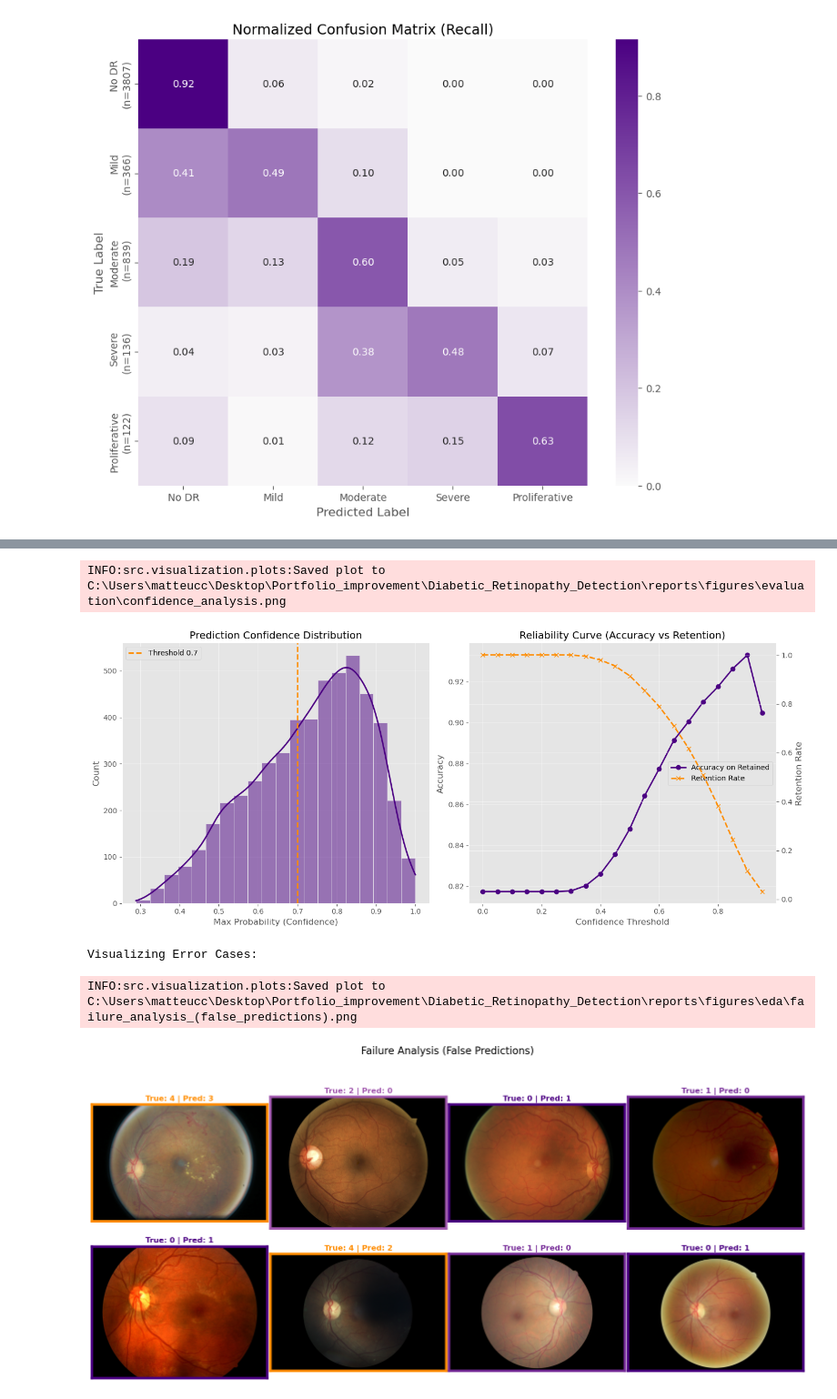
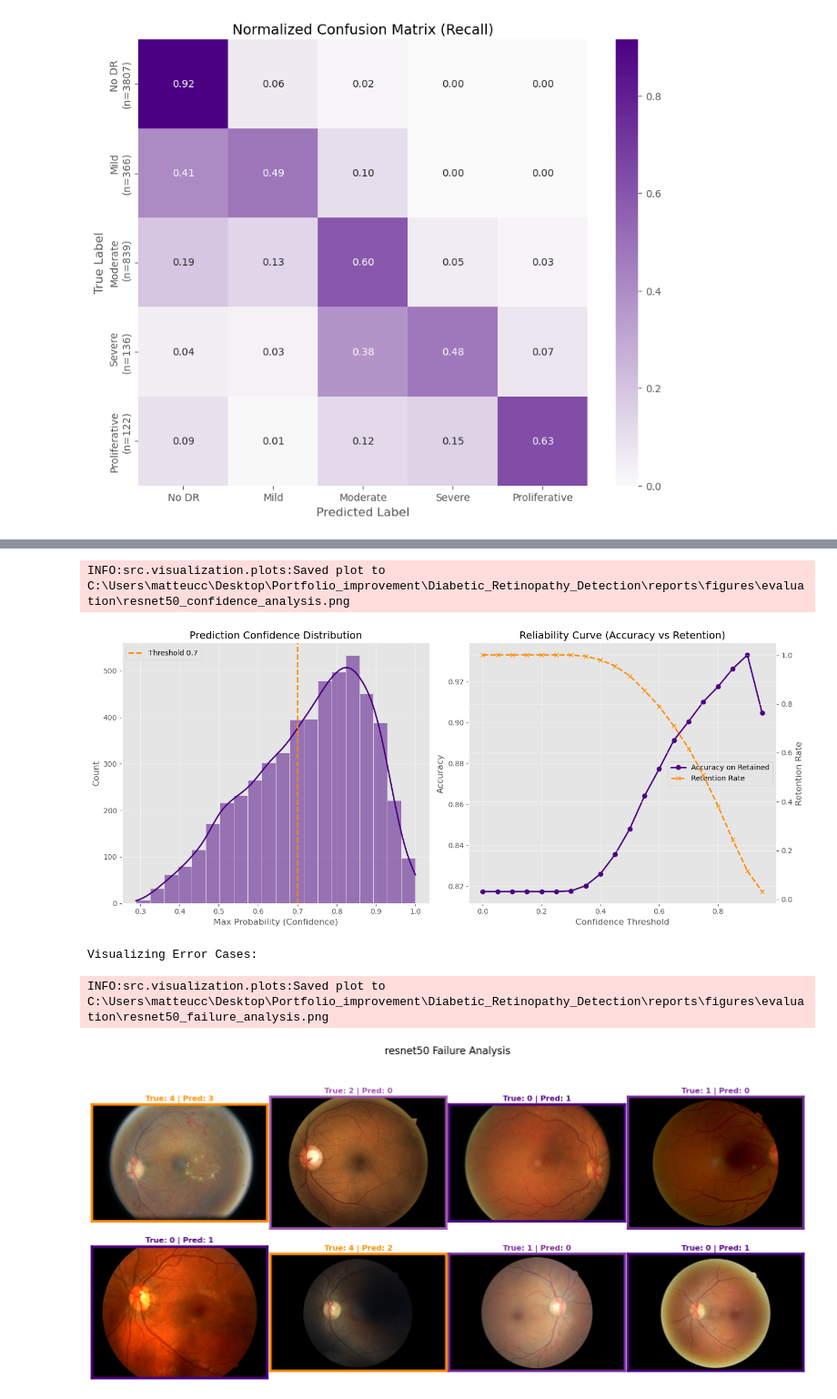
Before and after one commit to vanshgupta101106-droid/Diabetic_Retinopathy_Detection, a Jupyter notebook: notebooks/02_model_evaluation.ipynb, the cells around one changed output, grey strips where cells are left out. Shown at 91% size. Drawn from its saved outputs; the diff is of its cells as text; code cells hidden in the pictures.

Commit message:
Fixed notebook figure saving issues

```diff
--- a/notebooks/02_model_evaluation.ipynb
+++ b/notebooks/02_model_evaluation.ipynb
@@ -100,9 +113,8 @@ Found existing training artifacts at C:\Users\matteucc\Desktop\Portfolio_improve
 # %%
-# 4. Evaluation: Load Artifacts
+# 4. Evaluation: Load Artifacts & Plot Learning Curves
 
-# Paths to artifacts (adjust timestamp/folder if necessary)
-HISTORY_PATH = REPORTS_DIR / "training_history.joblib"
-PREDICTIONS_PATH = REPORTS_DIR / "predictions.csv"
+print(f"Loading Artifacts for: {MODEL_NAME}...")
+# Note: HISTORY_PATH and PREDICTIONS_PATH are set in the previous cell.
 
 # Load History
 if HISTORY_PATH.exists():
@@ -118,6 +130,15 @@ if HISTORY_PATH.exists():
     print(f"Best Val Loss:  {history['val_loss'][best_loss_idx]:.4f} (Epoch {best_loss_idx+1})")
     print(f"Best Val Kappa: {history.get('val_kappa', [0])[best_kappa_idx]:.4f} (Epoch {best_kappa_idx+1})")
     print("-" * 30)
+
+    # Plot Learning Curves
+    plot_learning_curves(
+        history,
+        save_folder="evaluation",
+        title_prefix=f"{MODEL_NAME}_"
+    )
+    plt.show()
+
 else:
     print("ERROR: History file not found.")
 
@@ -220,7 +237,13 @@ if PREDICTIONS_PATH.exists():
     print(f"Columns: {results_df.columns.tolist()}")
 
     # Generate Diagnostics
-    plot_model_diagnostics(results_df, n_classes=5, save_folder="evaluation")
+    # We pass title_prefix so the saved file includes the model name (e.g. resnet50_Model_Diagnostics.png)
+    plot_model_diagnostics(
+        results_df,
+        n_classes=5,
+        save_folder="evaluation",
+        title_prefix=f"{MODEL_NAME}_"
+    )
     plt.show()
 else:
     print(f"Predictions file not found at {PREDICTIONS_PATH}")
@@ -241,10 +264,15 @@ INFO:src.visualization.plots:Saved plot to C:\Users\matteucc\Desktop\Portfolio_i
 if PREDICTIONS_PATH.exists():
     # Analyze Confidence
     # A threshold of 0.7 means we only classify if max probability > 70%
-    plot_confidence_abstention_panel(results_df, confidence_threshold=0.7, save_folder="evaluation")
+    plot_confidence_abstention_panel(
+        results_df,
+        confidence_threshold=0.7,
+        save_folder="evaluation",
+        title_prefix=f"{MODEL_NAME}_"
+    )
     plt.show()
 # %% [output]
-INFO:src.visualization.plots:Saved plot to C:\Users\matteucc\Desktop\Portfolio_improvement\Diabetic_Retinopathy_Detection\reports\figures\evaluation\confidence_analysis.png
+INFO:src.visualization.plots:Saved plot to C:\Users\matteucc\Desktop\Portfolio_improvement\Diabetic_Retinopathy_Detection\reports\figures\evaluation\resnet50_confidence_analysis.png
 [figure]
 # %%
 # 7. Sample Predictions Audit
@@ -270,33 +298,40 @@ if PREDICTIONS_PATH.exists() and 'image_name' in results_df.columns:
         images = []
         labels = []
         preds = []
         titles = []
 
         for idx, row in sample_errors.iterrows():
             img_path = DATA_DIR / "train" / f"{row['image_name']}.jpeg"
             if not img_path.exists():
                 # Try adding extension or different path
                 pass
 
             # Simple load (using opencv or PIL)
             # We use a placeholder logic here assuming path exists
             try:
                 img = cv2.imread(str(img_path))
                 img = cv2.cvtColor(img, cv2.COLOR_BGR2RGB)
                 images.append(img)
                 labels.append(row['true'])
                 preds.append(row['pred'])
                 titles.append(f"True: {row['true']} | Pred: {row['pred']}")
             except:
                 pass
 
         if images:
             print("Visualizing Error Cases:")
-            plot_image_grid(images, labels, preds=preds, titles=titles, title="Failure Analysis (False Predictions)")
+            plot_image_grid(
+                images,
+                labels,
+                preds=preds,
+                titles=titles,
+                title=f"{MODEL_NAME} Failure Analysis",
+                save_folder="evaluation"
+            )
             plt.show()
     else:
         print("Model has 100% accuracy! No errors to visualize.")
 # %% [output]
 Visualizing Error Cases:
-INFO:src.visualization.plots:Saved plot to C:\Users\matteucc\Desktop\Portfolio_improvement\Diabetic_Retinopathy_Detection\reports\figures\eda\failure_analysis_(false_predictions).png
+INFO:src.visualization.plots:Saved plot to C:\Users\matteucc\Desktop\Portfolio_improvement\Diabetic_Retinopathy_Detection\reports\figures\evaluation\resnet50_failure_analysis.png
-[figure, old version]
+[figure, new version]
```
Also changed, not shown: parts of 4 cells of this notebook, 6 other files.
